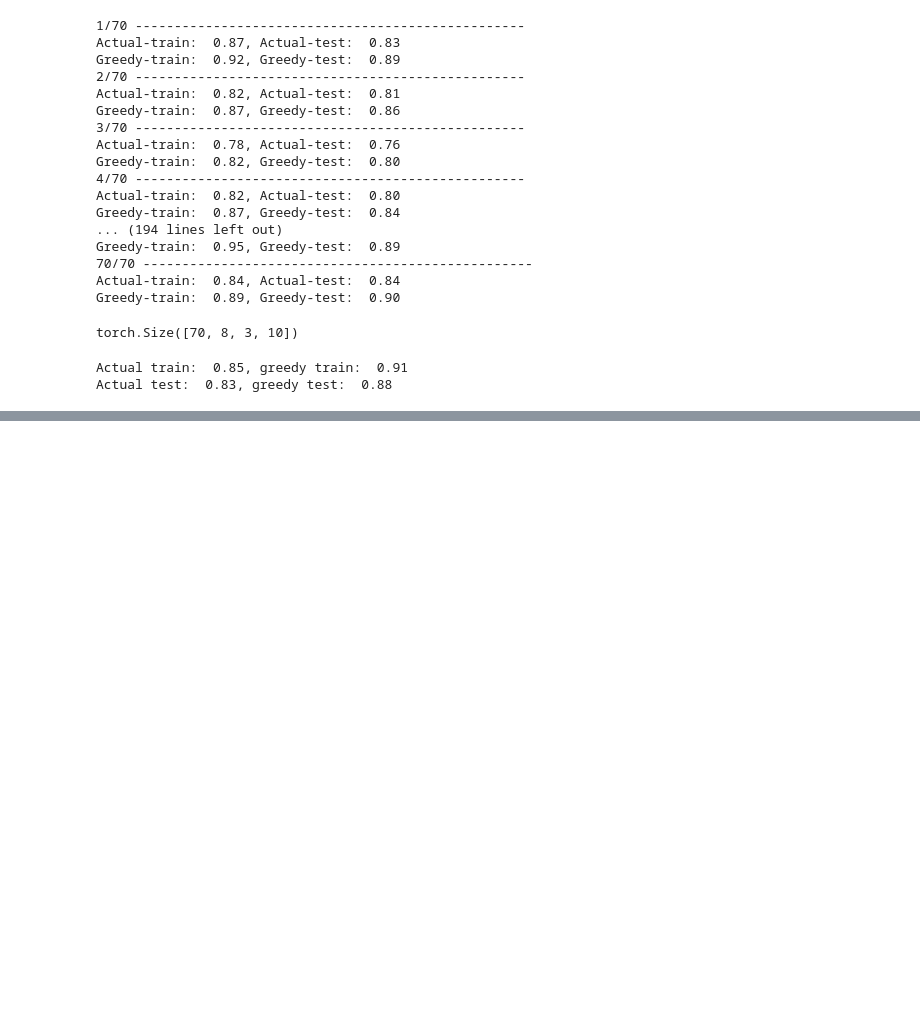
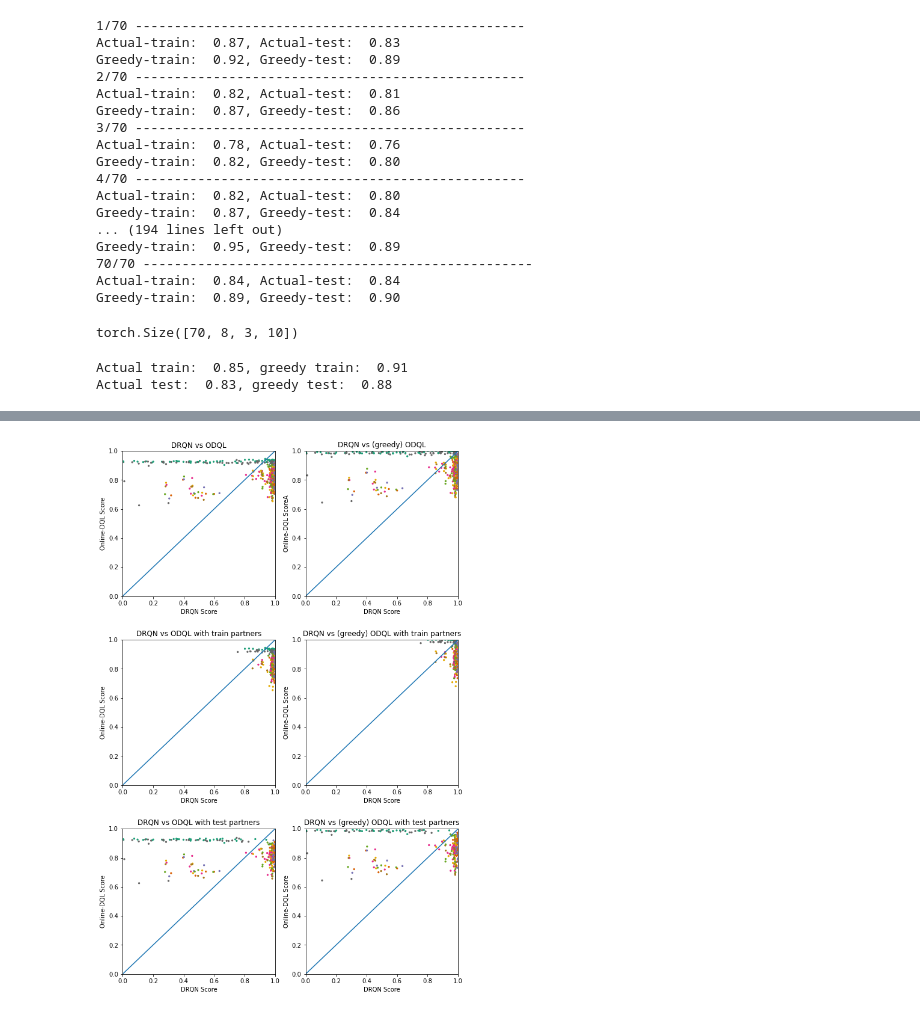
Before and after one commit to hericks/online-lever-adaptation, a Jupyter notebook: experiments/eval_experiments.ipynb, the cells around one changed output, grey strips where cells are left out. Saved outputs shown, nothing was run; the diff lists cells and outputs as text; code cells hidden in the pictures; blank space fills up the shorter version.

Commit message:
Brush up charts.

```diff
--- a/experiments/eval_experiments.ipynb
+++ b/experiments/eval_experiments.ipynb
@@ -264,2 +263,22 @@ for train_patterns_id, train_patterns in enumerate(combinations(patterns, 4)):
 # %%
 import matplotlib.pyplot as plt
+from matplotlib import cm
+
+def plot_comparison(ax, s1, s2, title=None, xlabel=None, ylabel=None, c=None, labels=None):
+    """Plot scores `s1` and `s2` against each other. """
+    # fig, ax = plt.subplots(figsize=(7, 7))
+
+    # Plot diagonal
+    ax.plot([0, 1], [0, 1], transform=ax.transAxes)
+
+    # Plot scatter
+    map = cm.get_cmap('Dark2')
+    ax.scatter(s1, s2, s=5, c=map(c))
+
+    # Set limits of axes
+    ax.set_xlim([0, 1])
+    ax.set_ylim([0, 1])
+
+    if xlabel: ax.set_xlabel(xlabel)
+    if ylabel: ax.set_ylabel(ylabel)
+    if title: ax.set_title(title)
@@ -331,0 +285,67 @@ plt.show()
+# %%
+figure, axis = plt.subplots(3, 2, figsize=(10, 16))
+figure.subplots_adjust(hspace=.3)
+
+# Entire set
+plot_comparison(
+    axis[0, 0],
+    drqn_avg_score_by_pattern,
+    oql_avg_score_by_pattern,
+    'DRQN vs ODQL',
+    'DRQN Score',
+    'Online-DQL Score',
+    c=test_pattern_mask)
+plot_comparison(
+    axis[0, 1],
+    drqn_avg_score_by_pattern,
+    oql_avg_greedy_score_by_pattern,
+    'DRQN vs (greedy) ODQL',
+    'DRQN Score',
+    'Online-DQL ScoreA',
+    c=test_pattern_mask)
+
+# Train partners only
+drqn_avg_score_by_train_pattern = [score for score_id, score in enumerate(drqn_avg_score_by_pattern) if in_train_mask[score_id]]
+oql_avg_score_by_train_pattern = [score for score_id, score in enumerate(oql_avg_score_by_pattern) if in_train_mask[score_id]]
+oql_avg_greedy_score_by_train_pattern = [score for score_id, score in enumerate(oql_avg_greedy_score_by_pattern) if in_train_mask[score_id]]
+plot_comparison(
+    axis[1, 0],
+    drqn_avg_score_by_train_pattern,
+    oql_avg_score_by_train_pattern,
+    'DRQN vs ODQL with train partners',
+    'DRQN Score',
+    'Online-DQL Score',
+    c=[tp for id, tp in enumerate(test_pattern_mask) if in_train_mask[id]])
+plot_comparison(
+    axis[1, 1],
+    drqn_avg_score_by_train_pattern,
+    oql_avg_greedy_score_by_train_pattern,
+    'DRQN vs (greedy) ODQL with train partners',
+    'DRQN Score',
+    'Online-DQL Score',
+    c=[tp for id, tp in enumerate(test_pattern_mask) if in_train_mask[id]])
+
+# Test patterns only
+drqn_avg_score_by_test_pattern = [score for score_id, score in enumerate(drqn_avg_score_by_pattern) if not in_train_mask[score_id]]
+oql_avg_score_by_test_pattern = [score for score_id, score in enumerate(oql_avg_score_by_pattern) if not in_train_mask[score_id]]
+oql_avg_greedy_score_by_test_pattern = [score for score_id, score in enumerate(oql_avg_greedy_score_by_pattern) if not in_train_mask[score_id]]
+plot_comparison(
+    axis[2, 0],
+    drqn_avg_score_by_test_pattern,
+    oql_avg_score_by_test_pattern,
+    'DRQN vs ODQL with test partners',
+    'DRQN Score',
+    'Online-DQL Score',
+    c=[tp for id, tp in enumerate(test_pattern_mask) if not in_train_mask[id]])
+plot_comparison(
+    axis[2, 1],
+    drqn_avg_score_by_test_pattern,
+    oql_avg_greedy_score_by_test_pattern,
+    'DRQN vs (greedy) ODQL with test partners',
+    'DRQN Score',
+    'Online-DQL Score',
+    c=[tp for id, tp in enumerate(test_pattern_mask) if not in_train_mask[id]])
+
+plt.show()
+# %% [output]
+[figure, added]
```
Also changed, not shown: parts of 7 cells of this notebook.
